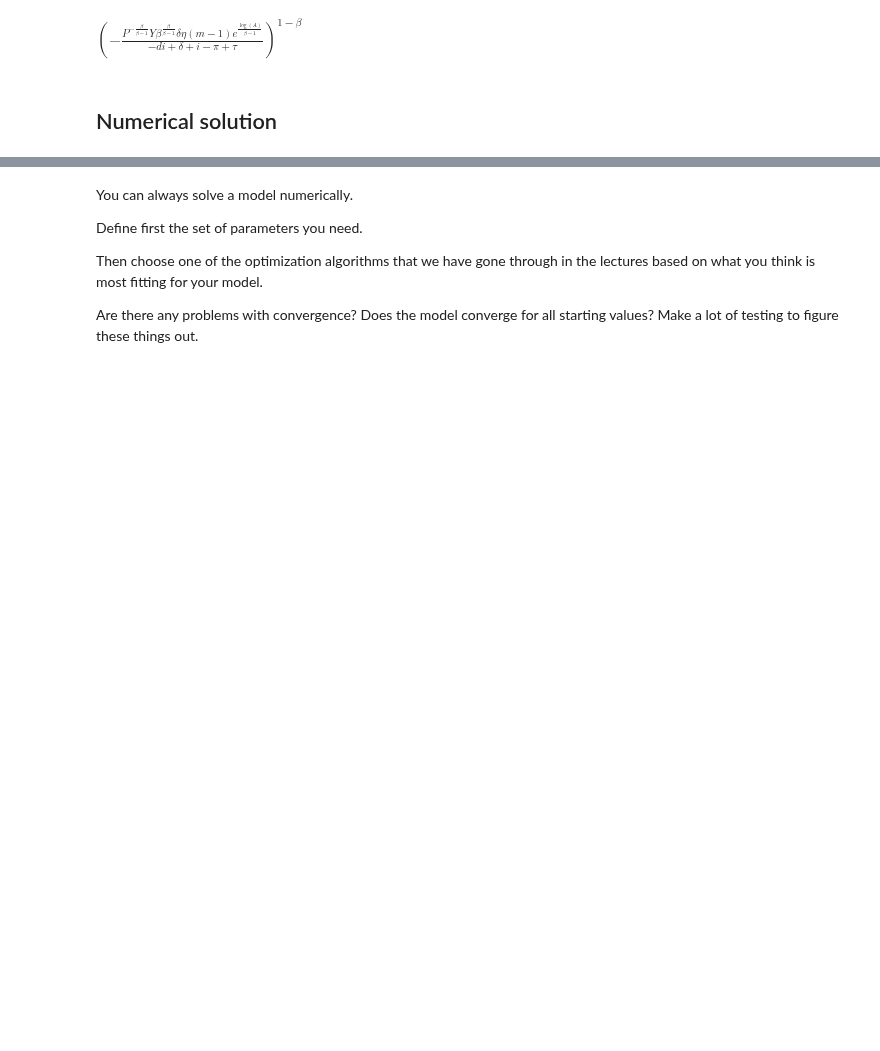
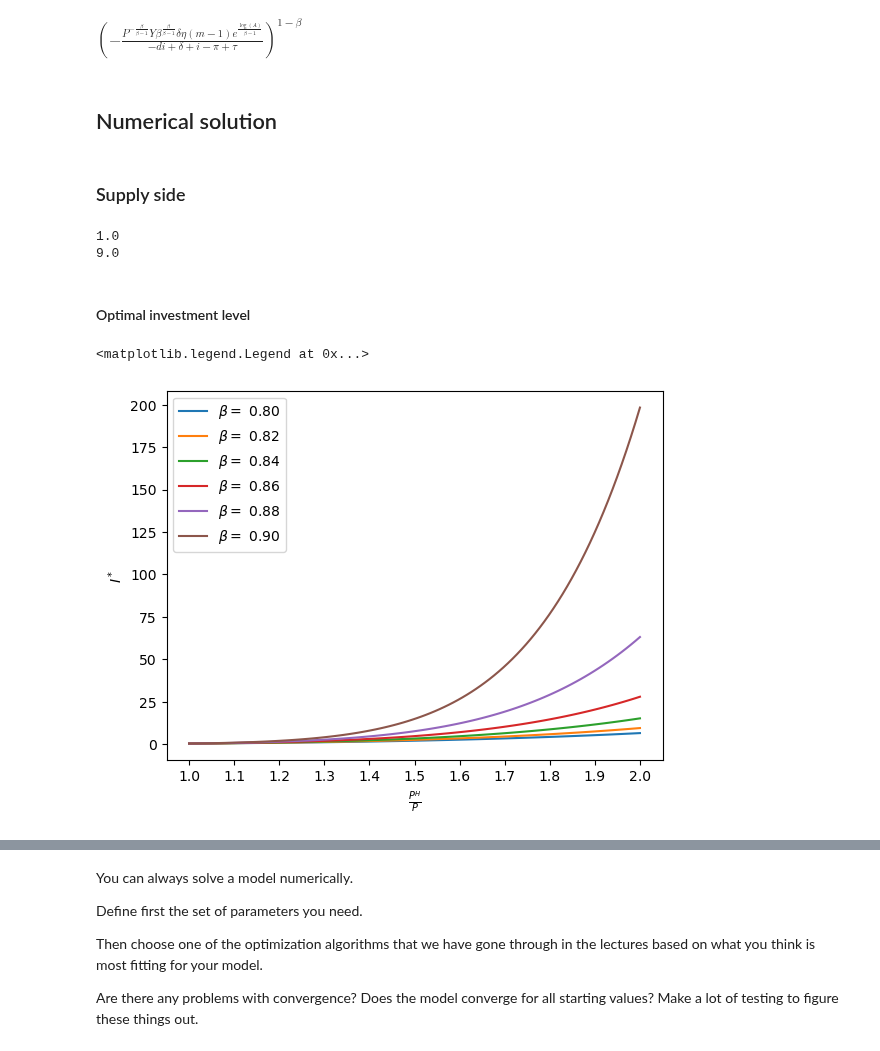
Before and after one commit to NumEconCopenhagen/projects-2023-vennerne, a Jupyter notebook: modelproject/modelproject.ipynb, the cells around one changed output, grey strips where cells are left out. Drawn from its saved outputs; the diff is of its cells as text; code cells hidden in the pictures; blank space fills up the shorter version.

```diff
--- a/modelproject/modelproject.ipynb
+++ b/modelproject/modelproject.ipynb
@@ -173,3 +218,61 @@ sol_equilibrium_PH[0]
 $\displaystyle \left(- \frac{P^{- \frac{\beta}{\beta - 1}} Y \beta^{\frac{\beta}{\beta - 1}} \delta \eta \left(m - 1\right) e^{\frac{\log{\left(A \right)}}{\beta - 1}}}{- d i + \delta + i - \pi + \tau}\right)^{1 - \beta}$
 # %% [markdown]
 ## Numerical solution
+# %% [markdown]
+### Supply side
+# %%
+def profit(I,PH,P,A,beta):
+    return PH*I - P*(I/A)**(1/beta)
+
+PH = 10
+P = 1
+A = 1
+beta = 0.1
+
+result = optimize.minimize_scalar(lambda x: -profit(x,PH,P,A,beta), method='golden')
+I = result.x
+pi = profit(I,PH,P,A,beta)
+print(I)
+print(pi)
+# %% [output]
+1.0
+9.0
+# %%
+
+
+def profit(I, PH, P, A, beta):
+    return PH*I - P*(I/A)**(1/beta)
+
+P = 1
+A = 1
+delta = 0.01
+
+# Define range of beta and PH values
+beta_values = np.linspace(0.8, 0.9, num=6)
+PH_values = np.linspace(1, 2, num=100)
+
+# Create an empty array to store the results
+I_opt = np.zeros((len(beta_values), len(PH_values)))
+H_opt = np.zeros((len(beta_values), len(PH_values)))
+
+# Loop over beta and PH values and solve the profit function
+for i, beta in enumerate(beta_values):
+    for j, PH in enumerate(PH_values):
+        result = optimize.minimize_scalar(lambda x: -profit(x,PH,P,A,beta), method='golden')
+        I = result.x
+        pi = profit(I,PH,P,A,beta)
+        I_opt[i,j] = I  # Store optimal investment level
+        H_opt[i,j] = I/delta  # Store steady state housing stock level
+# %% [markdown]
+#### Optimal investment level
+# %%
+fig = plt.figure()
+for v, beta in enumerate(beta_values):
+    plt.plot(PH_values, I_opt[v,:], label=r'$\beta=$ {:.2f}'.format(beta))
+plt.xlabel(r'$\frac{P^H}{P}$')
+plt.ylabel(r'$I^*$')
+plt.xticks(np.arange(min(PH_values), max(PH_values)+0.01, 0.1))
+plt.legend()
+# %% [output]
+<matplotlib.legend.Legend at 0x...>
+[figure, added]
```
Also changed, not shown: parts of 19 cells of this notebook, 1 other file.
